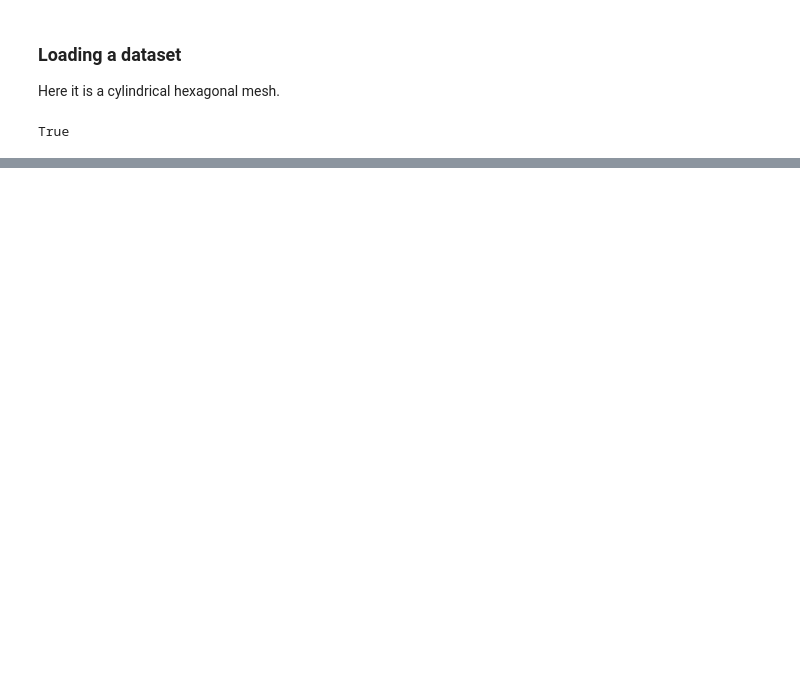
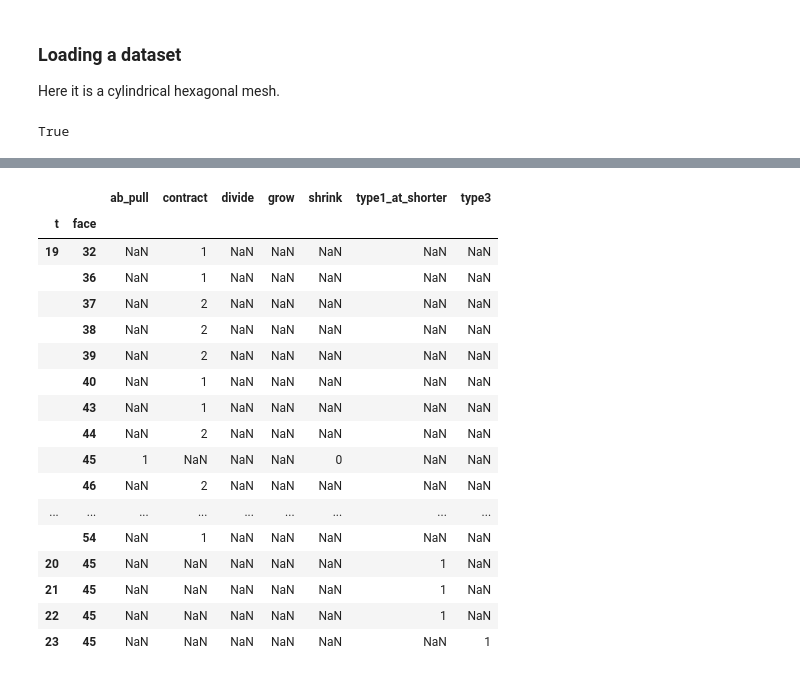
Before and after one commit to glyg/notebooks, a Jupyter notebook: tyssue/dynamics/Apoptosis.ipynb, the cells around one changed output, grey strips where cells are left out. Saved outputs shown, nothing was run; the diff lists cells and outputs as text; code cells hidden in the pictures; blank space fills up the shorter version.

Commit message:
WIP - fold formation movies

```diff
--- a/tyssue/dynamics/Apoptosis.ipynb
+++ b/tyssue/dynamics/Apoptosis.ipynb
@@ -67,0 +112,6 @@ True
+# %%
+apoptotic_cell = 45
+print('Apoptotic cell position:\n{}'.format(sheet.face_df.loc[apoptotic_cell, sheet.coords]))
+apoptotic_edges = sheet.edge_df[sheet.edge_df['face'] == apoptotic_cell]
+apoptotic_verts = apoptotic_edges['srce'].values
+print("Indices of the apoptotic vertices: {}".format(apoptotic_verts))
@@ -67,0 +157,21 @@ True
+# %%
+time_table.tail(20)
+# %% [output]
+|  |  | ab_pull | contract | divide | grow | shrink | type1_at_shorter | type3 |
+| t | face |  |  |  |  |  |  |  |
+| 19 | 32 | NaN | 1 | NaN | NaN | NaN | NaN | NaN |
+|  | 36 | NaN | 1 | NaN | NaN | NaN | NaN | NaN |
+|  | 37 | NaN | 2 | NaN | NaN | NaN | NaN | NaN |
+|  | 38 | NaN | 2 | NaN | NaN | NaN | NaN | NaN |
+|  | 39 | NaN | 2 | NaN | NaN | NaN | NaN | NaN |
+|  | 40 | NaN | 1 | NaN | NaN | NaN | NaN | NaN |
+|  | 43 | NaN | 1 | NaN | NaN | NaN | NaN | NaN |
+|  | 44 | NaN | 2 | NaN | NaN | NaN | NaN | NaN |
+|  | 45 | 1 | NaN | NaN | NaN | 0 | NaN | NaN |
+|  | 46 | NaN | 2 | NaN | NaN | NaN | NaN | NaN |
+| ... | ... | ... | ... | ... | ... | ... | ... | ... |
+|  | 54 | NaN | 1 | NaN | NaN | NaN | NaN | NaN |
+| 20 | 45 | NaN | NaN | NaN | NaN | NaN | 1 | NaN |
+| 21 | 45 | NaN | NaN | NaN | NaN | NaN | 1 | NaN |
+| 22 | 45 | NaN | NaN | NaN | NaN | NaN | 1 | NaN |
+| 23 | 45 | NaN | NaN | NaN | NaN | NaN | NaN | 1 |
```
Also changed, not shown: parts of 19 cells of this notebook, 1 other file.
